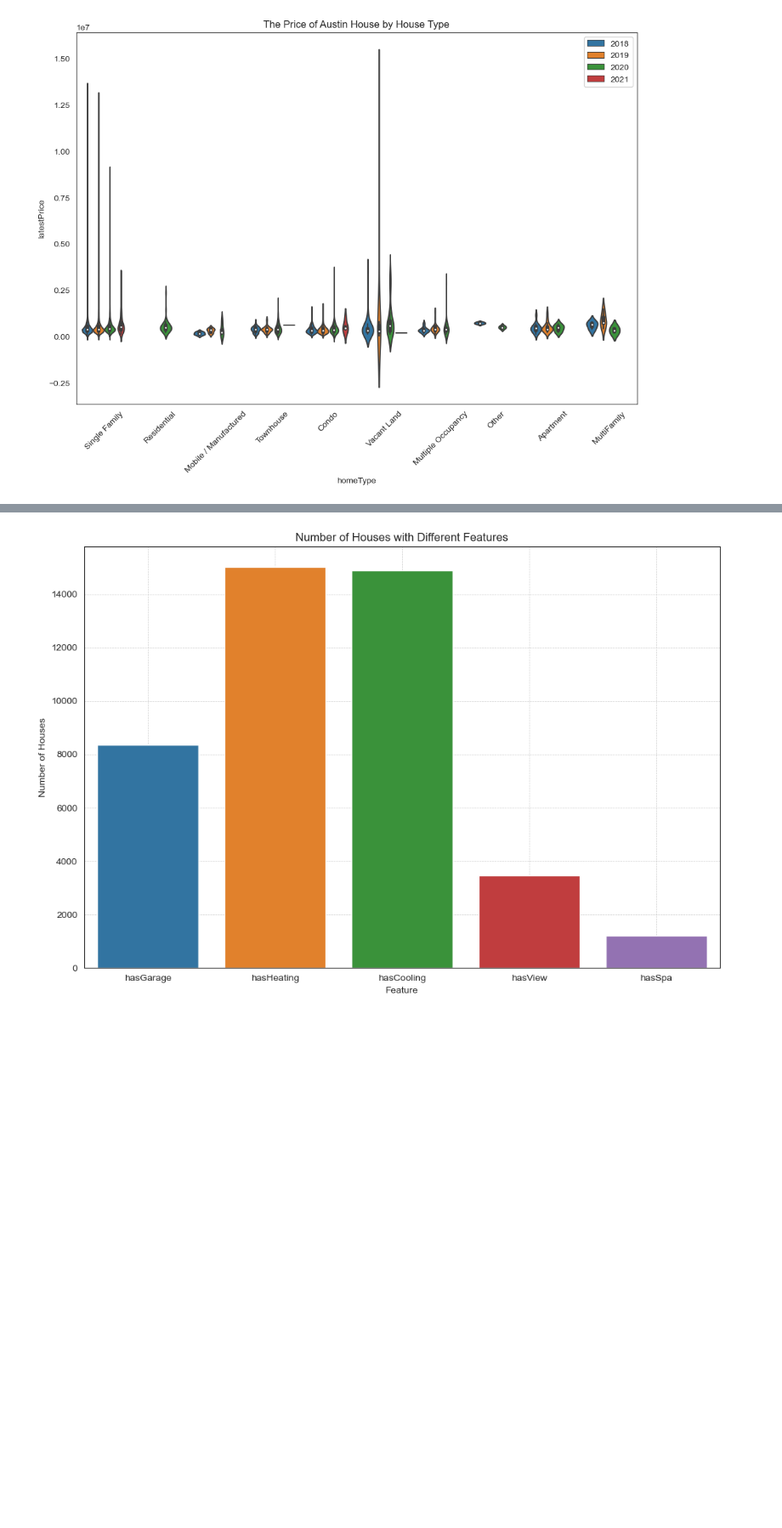
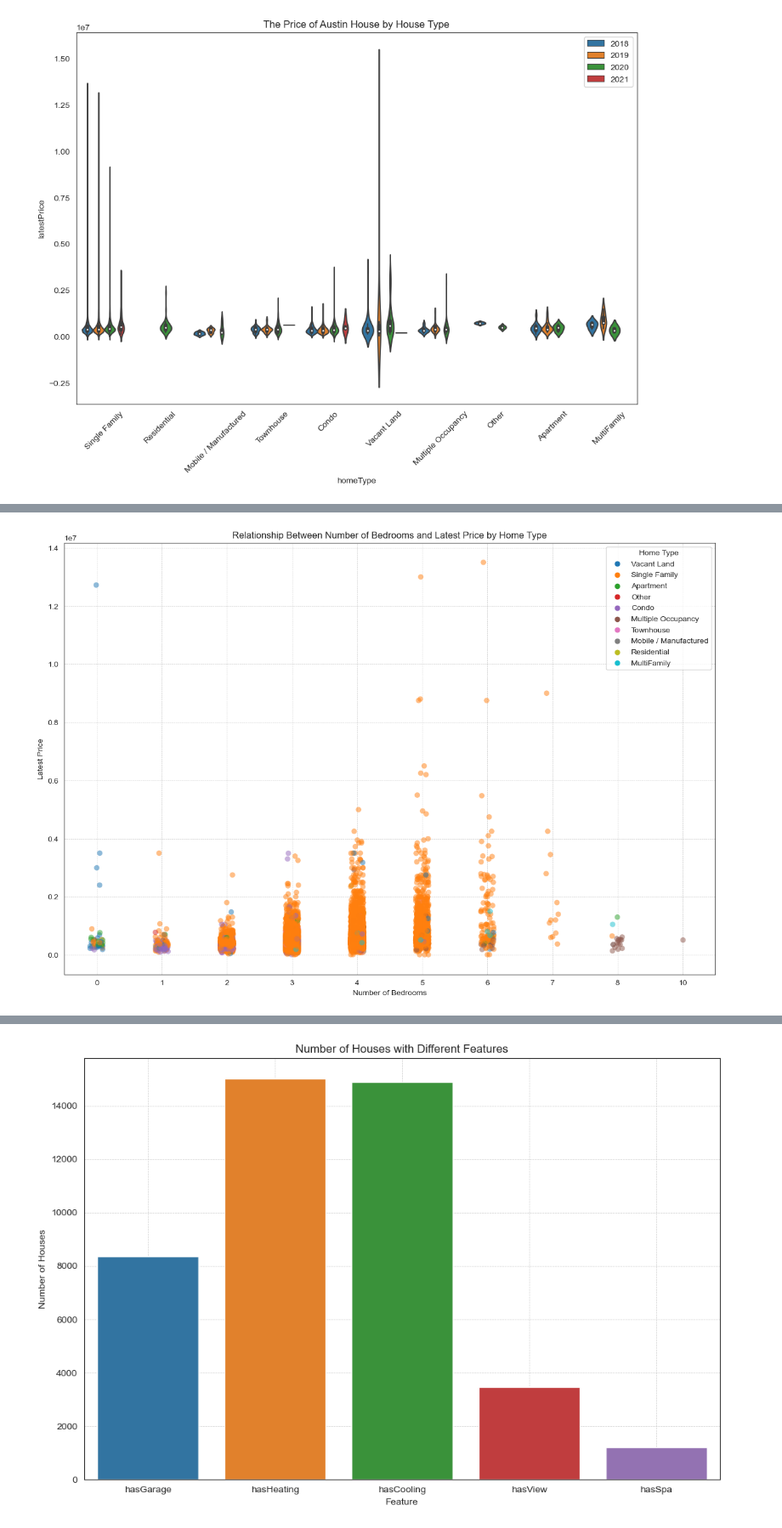
Before and after one commit to steve-yuan-8276/machine_learning, a Jupyter notebook: Austin _housing_Price/austin_housing_price_prediction.ipynb, the cells around one changed output, grey strips where cells are left out. Shown at 85% size. Saved outputs shown, nothing was run; the diff lists cells and outputs as text; code cells hidden in the pictures; blank space fills up the shorter version.

```diff
--- a/Austin _housing_Price/austin_housing_price_prediction.ipynb
+++ b/Austin _housing_Price/austin_housing_price_prediction.ipynb
@@ -261,0 +335,14 @@ plt.show()
+# %%
+# Categorical Analysis: Relationship Between Number of Bedrooms and House Prices for Different Types of Houses (Without Regression Line)
+
+plt.figure(figsize=(15, 10))
+sns.stripplot(data=filtered_data, x='numOfBedrooms', y='latestPrice', hue='homeType', alpha=0.5, s=7)
+plt.title('Relationship Between Number of Bedrooms and Latest Price by Home Type')
+plt.xlabel('Number of Bedrooms')
+plt.ylabel('Latest Price')
+plt.grid(True, linestyle='--', linewidth=0.5)
+plt.legend(title='Home Type')
+plt.savefig('./outputs/Relationship Between Number of Bedrooms and Latest Price by Home Type.png')
+plt.show()
+# %% [output]
+[figure, added]
```
Also changed, not shown: parts of 17 cells of this notebook, 6 other files.
